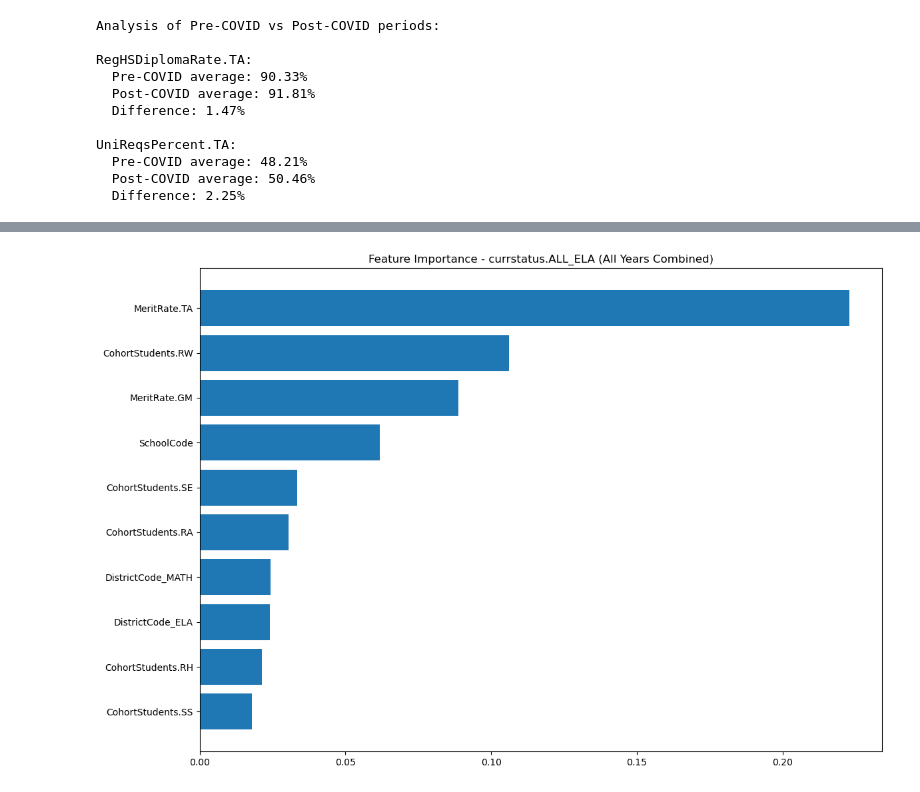
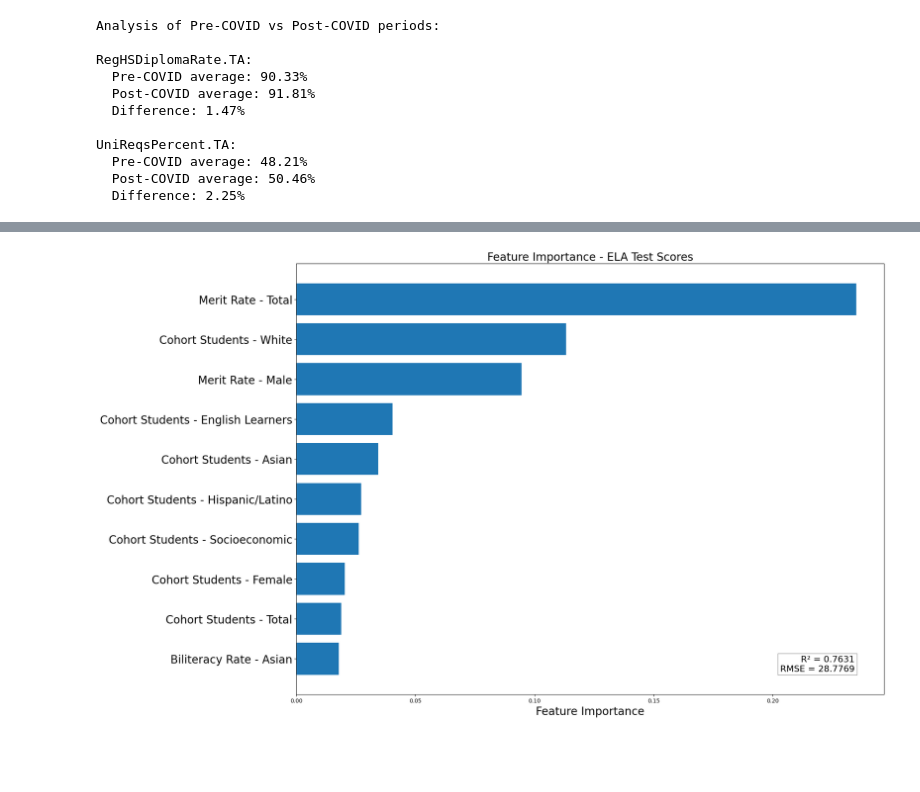
Before and after one commit to PENTASHIFT/DS-Capstone-Project, a Jupyter notebook: modeling/Combined/test_scores.ipynb, the cells around one changed output, grey strips where cells are left out. Drawn from its saved outputs; the diff is of its cells as text; code cells hidden in the pictures; blank space fills up the shorter version.

```diff
--- a/modeling/Combined/test_scores.ipynb
+++ b/modeling/Combined/test_scores.ipynb
@@ -83,5 +71,4 @@ merged
 # %%
-
 # Fill NAs in special school type columns with 'N' (assuming missing means not that type)
 for col in special_cols:
     merged[col] = merged[col].fillna("N")
@@ -111,6 +98,10 @@ columns_to_drop = [
     or col.startswith("Other")
     or col.startswith("GR_")
     or col.startswith("curr")
+    or col.startswith("District")
+    or col.startswith("cds")
+    or col.startswith("SchoolCode")
+    or col.startswith("CountyCode")
 ]
 
 
@@ -221,7 +212,6 @@ UniReqsPercent.TA:
   Difference: 2.25%
 # %%
 # Part 3: Cross-validation for Random Forest on all data (not just year by year)
-
 # Combine all data
 all_years_df = pd.concat(year_df_mapping.values())
 
@@ -232,13 +222,60 @@ all_years_df["Year_Normalized"] = all_years_df["Year"] - all_years_df["Year"].mi
 # Define targets
 targets = ["currstatus.ALL_ELA", "currstatus.ALL_MATH"]
 
-# Run combined models for each target
+
+category_mapping = {
+    "RB": "African American",
+    "RI": "American Indian or Alaska Native",
+    "RA": "Asian",
+    "RF": "Filipino",
+    "RH": "Hispanic/Latino",
+    "RD": "Not Reported",
+    "RP": "Pacific Islander",
+    "RT": "Two or More Races",
+    "RW": "White",
+    "GM": "Male",
+    "GF": "Female",
+    "GX": "Non-Binary Gender",
+    "GZ": "Missing Gender",
+    "SE": "English Learners",
+    "SD": "Students with Disabilities",
+    "SS": "Socioeconomic",
+    "SM": "Migrant",
+    "SF": "Foster",
+    "SH": "Homeless",
+    "TA": "Total"
+}
+
+metric_mapping = {
+    "MeritRate": "Merit Rate",
+    "Merit": "Merit Count",
+    "CohortStudents": "Cohort Students",
+    "BiliteracyRate": "Biliteracy Rate",
+    "RegHSDiplomaRate": "HS Diploma Rate",
+    "DropoutRate": "Dropout Rate",
+    "UniReqsPercent": "University Requirements Percent",
+    "StillEnrolledRate": "Still Enrolled Rate",
+    "AdultEdRate": "Adult Education Rate",
+    "ExemptionRate": "Exemption Rate",
+    "GEDRate": "GED Rate"
+}
+
+
+def format_feature_name(feature):
+    if "." in feature:
+        metric, category = feature.split(".")
+        metric_full = metric_mapping.get(metric, metric)
+        category_full = category_mapping.get(category, category)
+        return f"{metric_full} - {category_full}"
+    return feature
+
+
+
 for target_variable in targets:
     print(
         f"\nRandom Forest for {target_variable} (All Years Combined)\n"
     )
 
-    # Fix the train_random_forest_model to cross_validate_random_forest
     cv_result = train_random_forest_model(
         df=all_years_df,
         target_column=target_variable,
@@ -251,17 +288,44 @@ for target_variable in targets:
     importances = cv_result["model"].feature_importances_
     feature_names = cv_result["feature_names"]
 
+    # Get model metrics
+    r2 = cv_result["metrics"]["R²"]
+    rmse = cv_result["metrics"]["RMSE"]
+
     # Plot top features
     indices = np.argsort(importances)[-10:]
-    plt.figure(figsize=(12, 8))
-    plt.barh(range(10), importances[indices])
-    plt.yticks(range(10), [feature_names[i] for i in indices])
+
+    # Create the main plot
+    plt.figure(figsize=(20, 12))
+    ax = plt.gca()
+    ax.barh(range(10), importances[indices])
+
+    # Format y-axis labels with full category names
+    formatted_features = [format_feature_name(feature_names[i]) for i in indices]
+    ax.set_yticks(range(10))
+    ax.set_yticklabels(formatted_features, fontsize=20)
+
+    # Set other plot elements
+    ax.set_xlabel("Feature Importance", fontsize=20)
+
+    # Add title based on target variable
     if target_variable == "currstatus.ALL_ELA":
-        plt.title("Top 10 Features for ELA Test Scores")
+        title = "Feature Importance - ELA Test Scores"
     elif target_variable == "currstatus.ALL_MATH":
-        plt.title("Top 10 Features for Math Test Scores")
+        title = "Feature Importance - Math Test Scores"
     else:
-        plt.title(f"Feature Importance - {target_variable} (All Years Combined)")
+        title = f"Feature Importance - {target_variable} (All Years Combined)"
+    ax.set_title(title, fontsize=20)
+
+    # Add model statistics as text
+    stats_text = f"R² = {r2:.4f}\nRMSE = {rmse:.4f}"
+    plt.text(0.95, 0.05, stats_text,
+             horizontalalignment='right',
+             verticalalignment='bottom',
+             transform=ax.transAxes,
+             bbox=dict(facecolor='white', alpha=0.8, edgecolor='gray'),
+             fontsize=16)
+
     plt.tight_layout()
     plt.show()
 # %% [output]
@@ -274,4 +338,4 @@ R²: 0.7997
-[figure, old version]
+[figure, new version]
 Random Forest for currstatus.ALL_MATH (All Years Combined)
 
 Random Forest Regression Results for currstatus.ALL_MATH:
```
Also changed, not shown: parts of 7 cells of this notebook, 5 other files.
